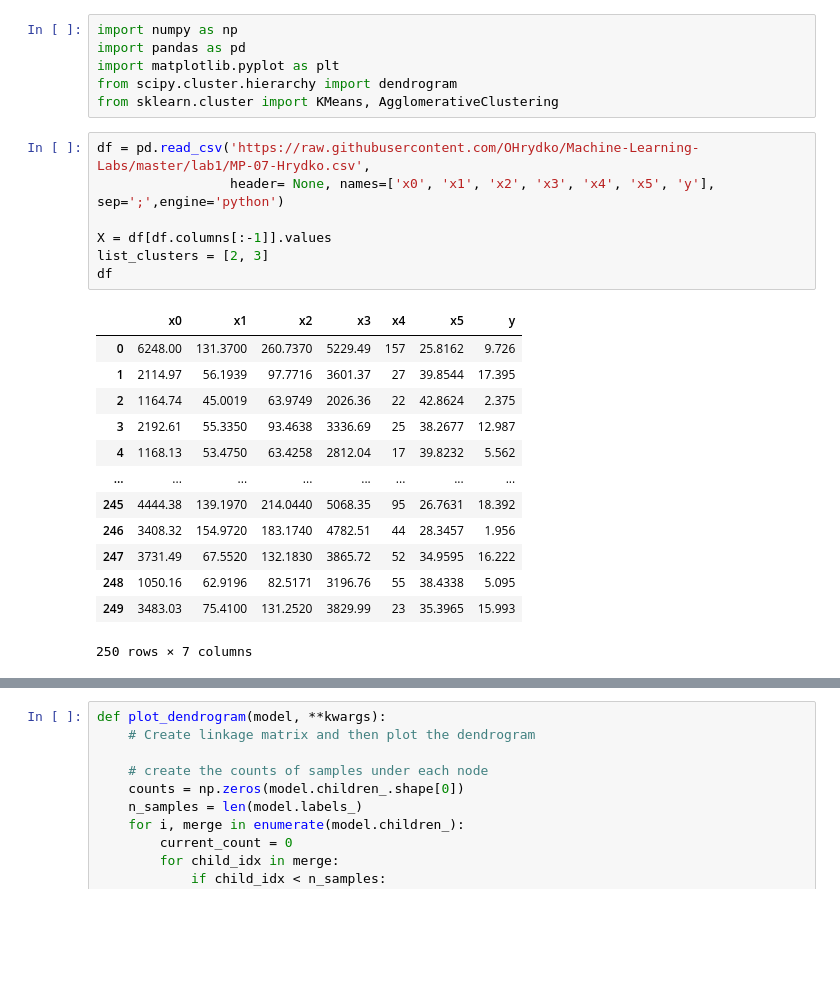
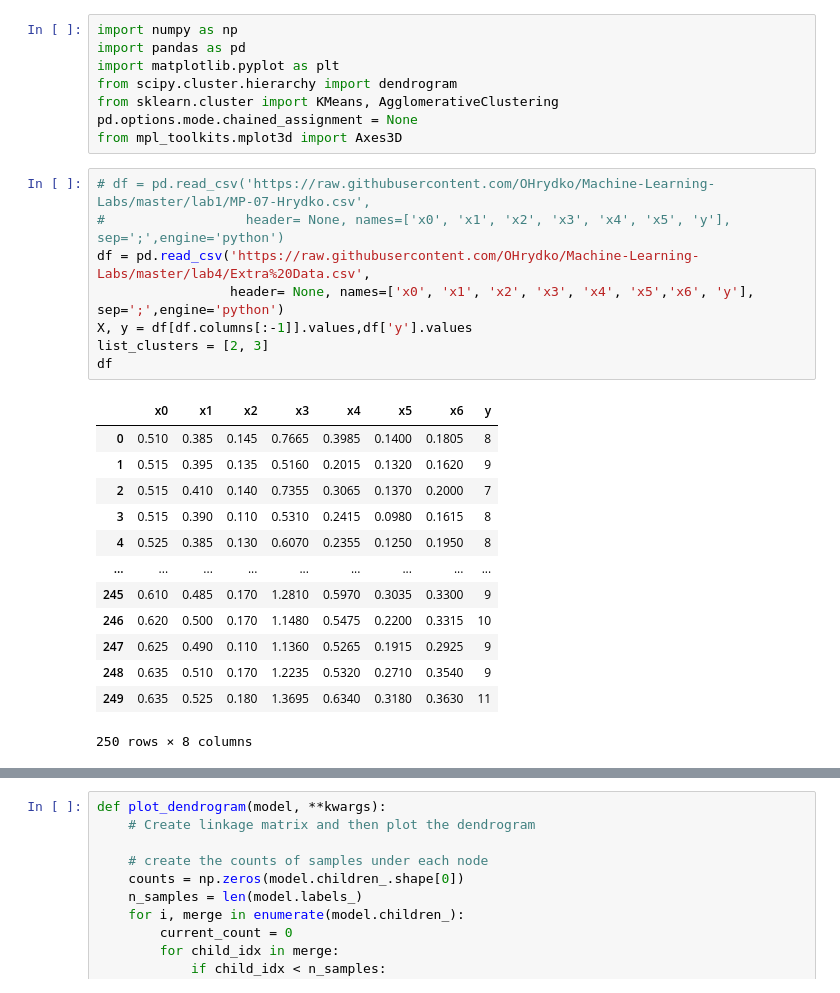
Before and after one commit to OHrydko/Machine-Learning-Labs, a Jupyter notebook: lab4/lab4.ipynb, the cells around one changed output, grey strips where cells are left out. Saved outputs shown, nothing was run; the diff lists cells and outputs as text; blank space fills up the shorter version.

```diff
--- a/lab4/lab4.ipynb
+++ b/lab4/lab4.ipynb
@@ -4,24 +4,27 @@ import pandas as pd
 import matplotlib.pyplot as plt
 from scipy.cluster.hierarchy import dendrogram
 from sklearn.cluster import KMeans, AgglomerativeClustering
+pd.options.mode.chained_assignment = None
+from mpl_toolkits.mplot3d import Axes3D
 # %%
-df = pd.read_csv('https://raw.githubusercontent.com/OHrydko/Machine-Learning-Labs/master/lab1/MP-07-Hrydko.csv',
-                 header= None, names=['x0', 'x1', 'x2', 'x3', 'x4', 'x5', 'y'], sep=';',engine='python')
-
-X = df[df.columns[:-1]].values
+# df = pd.read_csv('https://raw.githubusercontent.com/OHrydko/Machine-Learning-Labs/master/lab1/MP-07-Hrydko.csv',
+#                  header= None, names=['x0', 'x1', 'x2', 'x3', 'x4', 'x5', 'y'], sep=';',engine='python')
+df = pd.read_csv('https://raw.githubusercontent.com/OHrydko/Machine-Learning-Labs/master/lab4/Extra%20Data.csv',
+                 header= None, names=['x0', 'x1', 'x2', 'x3', 'x4', 'x5','x6', 'y'], sep=';',engine='python')
+X, y = df[df.columns[:-1]].values,df['y'].values
 list_clusters = [2, 3]
 df
 # %% [output]
-|  | x0 | x1 | x2 | x3 | x4 | x5 | y |
-| 0 | 6248.00 | 131.3700 | 260.7370 | 5229.49 | 157 | 25.8162 | 9.726 |
-| 1 | 2114.97 | 56.1939 | 97.7716 | 3601.37 | 27 | 39.8544 | 17.395 |
-| 2 | 1164.74 | 45.0019 | 63.9749 | 2026.36 | 22 | 42.8624 | 2.375 |
-| 3 | 2192.61 | 55.3350 | 93.4638 | 3336.69 | 25 | 38.2677 | 12.987 |
-| 4 | 1168.13 | 53.4750 | 63.4258 | 2812.04 | 17 | 39.8232 | 5.562 |
-| ... | ... | ... | ... | ... | ... | ... | ... |
-| 245 | 4444.38 | 139.1970 | 214.0440 | 5068.35 | 95 | 26.7631 | 18.392 |
-| 246 | 3408.32 | 154.9720 | 183.1740 | 4782.51 | 44 | 28.3457 | 1.956 |
-| 247 | 3731.49 | 67.5520 | 132.1830 | 3865.72 | 52 | 34.9595 | 16.222 |
-| 248 | 1050.16 | 62.9196 | 82.5171 | 3196.76 | 55 | 38.4338 | 5.095 |
-| 249 | 3483.03 | 75.4100 | 131.2520 | 3829.99 | 23 | 35.3965 | 15.993 |
+|  | x0 | x1 | x2 | x3 | x4 | x5 | x6 | y |
+| 0 | 0.510 | 0.385 | 0.145 | 0.7665 | 0.3985 | 0.1400 | 0.1805 | 8 |
+| 1 | 0.515 | 0.395 | 0.135 | 0.5160 | 0.2015 | 0.1320 | 0.1620 | 9 |
+| 2 | 0.515 | 0.410 | 0.140 | 0.7355 | 0.3065 | 0.1370 | 0.2000 | 7 |
+| 3 | 0.515 | 0.390 | 0.110 | 0.5310 | 0.2415 | 0.0980 | 0.1615 | 8 |
+| 4 | 0.525 | 0.385 | 0.130 | 0.6070 | 0.2355 | 0.1250 | 0.1950 | 8 |
+| ... | ... | ... | ... | ... | ... | ... | ... | ... |
+| 245 | 0.610 | 0.485 | 0.170 | 1.2810 | 0.5970 | 0.3035 | 0.3300 | 9 |
+| 246 | 0.620 | 0.500 | 0.170 | 1.1480 | 0.5475 | 0.2200 | 0.3315 | 10 |
+| 247 | 0.625 | 0.490 | 0.110 | 1.1360 | 0.5265 | 0.1915 | 0.2925 | 9 |
+| 248 | 0.635 | 0.510 | 0.170 | 1.2235 | 0.5320 | 0.2710 | 0.3540 | 9 |
+| 249 | 0.635 | 0.525 | 0.180 | 1.3695 | 0.6340 | 0.3180 | 0.3630 | 11 |
-250 rows × 7 columns
+250 rows × 8 columns
```
Also changed, not shown: parts of 10 cells of this notebook, 1 other file.
